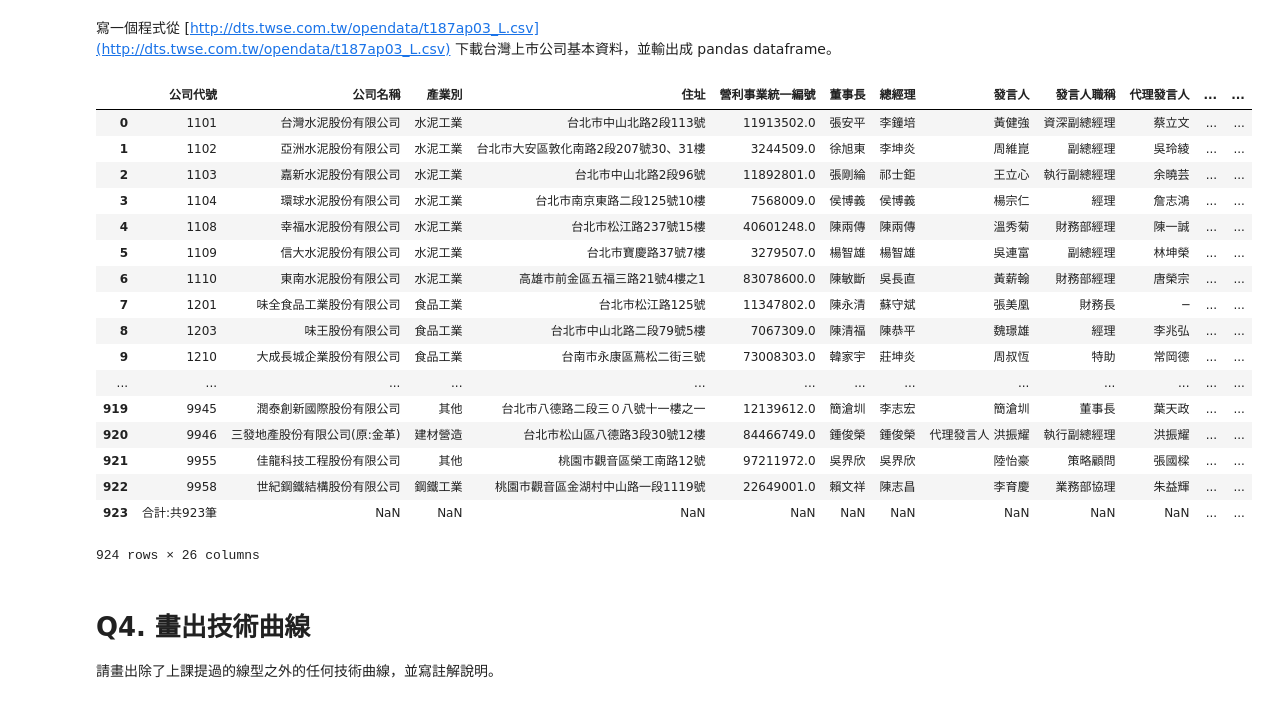
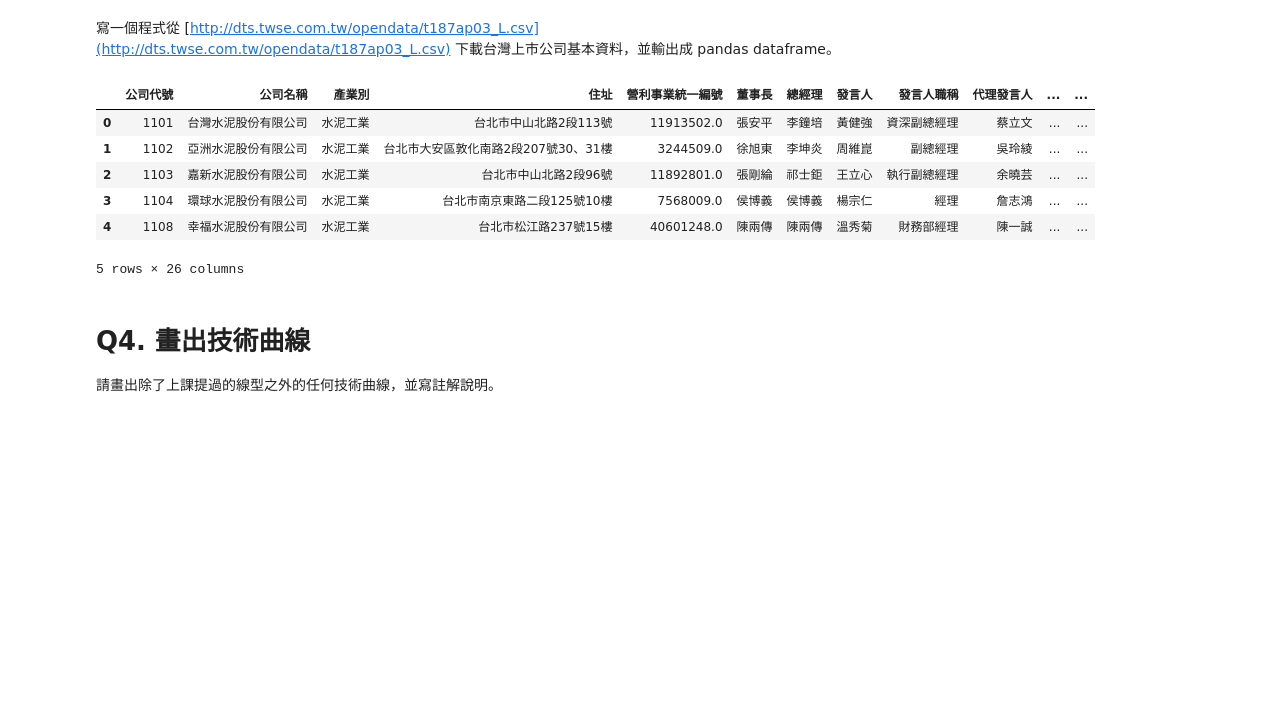
Before and after one commit to allanhsu83117/M064030013_quant2017, a Jupyter notebook: Midterm/Midterm.ipynb, the cells around one changed output. Drawn from its saved outputs; the diff is of its cells as text; code cells hidden in the pictures; blank space fills up the shorter version.

```diff
--- a/Midterm/Midterm.ipynb
+++ b/Midterm/Midterm.ipynb
@@ -68,30 +76,19 @@ with open('symbols03.txt','w') as f:
 # %%
 r = requests.get("http://dts.twse.com.tw/opendata/t187ap03_L.csv")
 r.encoding="big5"
 com = r.text.split("\r\n")
 
 com = io.StringIO(r.text)
 TSE_com = pd.read_csv(com, skiprows=1,index_col=False)
-TSE_com
+TSE_com.head()
 # %% [output]
 |  | 公司代號 | 公司名稱 | 產業別 | 住址 | 營利事業統一編號 | 董事長 | 總經理 | 發言人 | 發言人職稱 | 代理發言人 | ... | ... |
 | 0 | 1101 | 台灣水泥股份有限公司 | 水泥工業 | 台北市中山北路2段113號 | 11913502.0 | 張安平 | 李鐘培 | 黃健強 | 資深副總經理 | 蔡立文 | ... | ... |
 | 1 | 1102 | 亞洲水泥股份有限公司 | 水泥工業 | 台北市大安區敦化南路2段207號30、31樓 | 3244509.0 | 徐旭東 | 李坤炎 | 周維崑 | 副總經理 | 吳玲綾 | ... | ... |
 | 2 | 1103 | 嘉新水泥股份有限公司 | 水泥工業 | 台北市中山北路2段96號 | 11892801.0 | 張剛綸 | 祁士鉅 | 王立心 | 執行副總經理 | 余曉芸 | ... | ... |
 | 3 | 1104 | 環球水泥股份有限公司 | 水泥工業 | 台北市南京東路二段125號10樓 | 7568009.0 | 侯博義 | 侯博義 | 楊宗仁 | 經理 | 詹志鴻 | ... | ... |
 | 4 | 1108 | 幸福水泥股份有限公司 | 水泥工業 | 台北市松江路237號15樓 | 40601248.0 | 陳兩傳 | 陳兩傳 | 溫秀菊 | 財務部經理 | 陳一誠 | ... | ... |
-| 5 | 1109 | 信大水泥股份有限公司 | 水泥工業 | 台北市寶慶路37號7樓 | 3279507.0 | 楊智雄 | 楊智雄 | 吳連富 | 副總經理 | 林坤榮 | ... | ... |
-| 6 | 1110 | 東南水泥股份有限公司 | 水泥工業 | 高雄市前金區五福三路21號4樓之1 | 83078600.0 | 陳敏斷 | 吳長直 | 黃薪翰 | 財務部經理 | 唐榮宗 | ... | ... |
-| 7 | 1201 | 味全食品工業股份有限公司 | 食品工業 | 台北市松江路125號 | 11347802.0 | 陳永清 | 蘇守斌 | 張美凰 | 財務長 | ─ | ... | ... |
-| 8 | 1203 | 味王股份有限公司 | 食品工業 | 台北市中山北路二段79號5樓 | 7067309.0 | 陳清福 | 陳恭平 | 魏璟雄 | 經理 | 李兆弘 | ... | ... |
-| 9 | 1210 | 大成長城企業股份有限公司 | 食品工業 | 台南市永康區蔦松二街三號 | 73008303.0 | 韓家宇 | 莊坤炎 | 周叔恆 | 特助 | 常岡德 | ... | ... |
-| ... | ... | ... | ... | ... | ... | ... | ... | ... | ... | ... | ... | ... |
-| 919 | 9945 | 潤泰創新國際股份有限公司 | 其他 | 台北市八德路二段三０八號十一樓之一 | 12139612.0 | 簡滄圳 | 李志宏 | 簡滄圳 | 董事長 | 葉天政 | ... | ... |
-| 920 | 9946 | 三發地產股份有限公司(原:金革) | 建材營造 | 台北市松山區八德路3段30號12樓 | 84466749.0 | 鍾俊榮 | 鍾俊榮 | 代理發言人 洪振耀 | 執行副總經理 | 洪振耀 | ... | ... |
-| 921 | 9955 | 佳龍科技工程股份有限公司 | 其他 | 桃園市觀音區榮工南路12號 | 97211972.0 | 吳界欣 | 吳界欣 | 陸怡豪 | 策略顧問 | 張國樑 | ... | ... |
-| 922 | 9958 | 世紀鋼鐵結構股份有限公司 | 鋼鐵工業 | 桃園市觀音區金湖村中山路一段1119號 | 22649001.0 | 賴文祥 | 陳志昌 | 李育慶 | 業務部協理 | 朱益輝 | ... | ... |
-| 923 | 合計:共923筆 | NaN | NaN | NaN | NaN | NaN | NaN | NaN | NaN | NaN | ... | ... |
-924 rows × 26 columns
+5 rows × 26 columns
 # %% [markdown]
 # Q4. 畫出技術曲線
 
```
Also changed, not shown: parts of 5 cells of this notebook.
